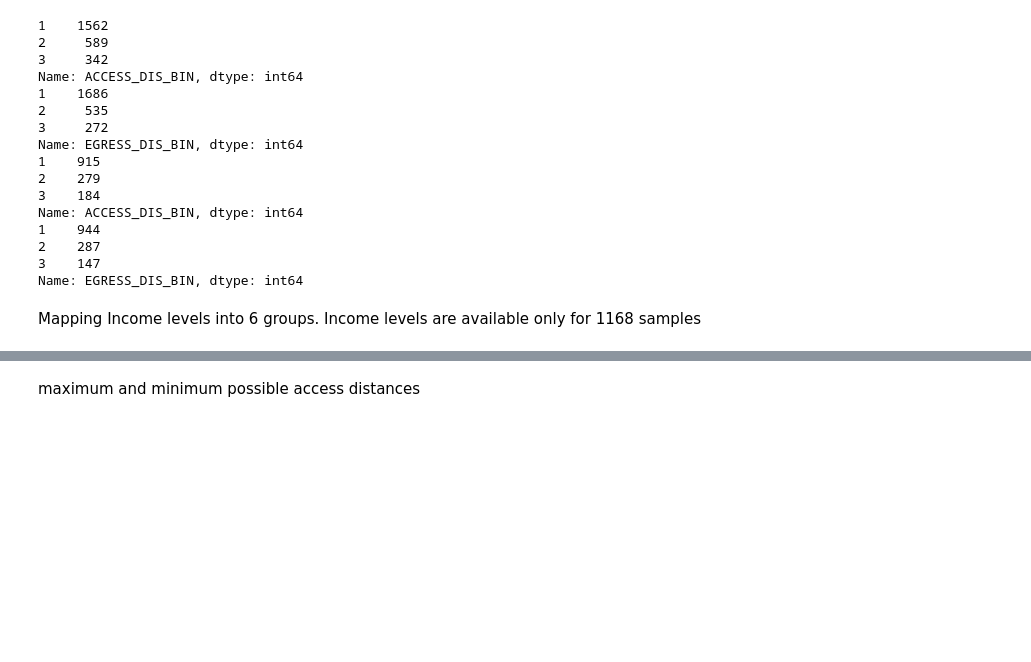
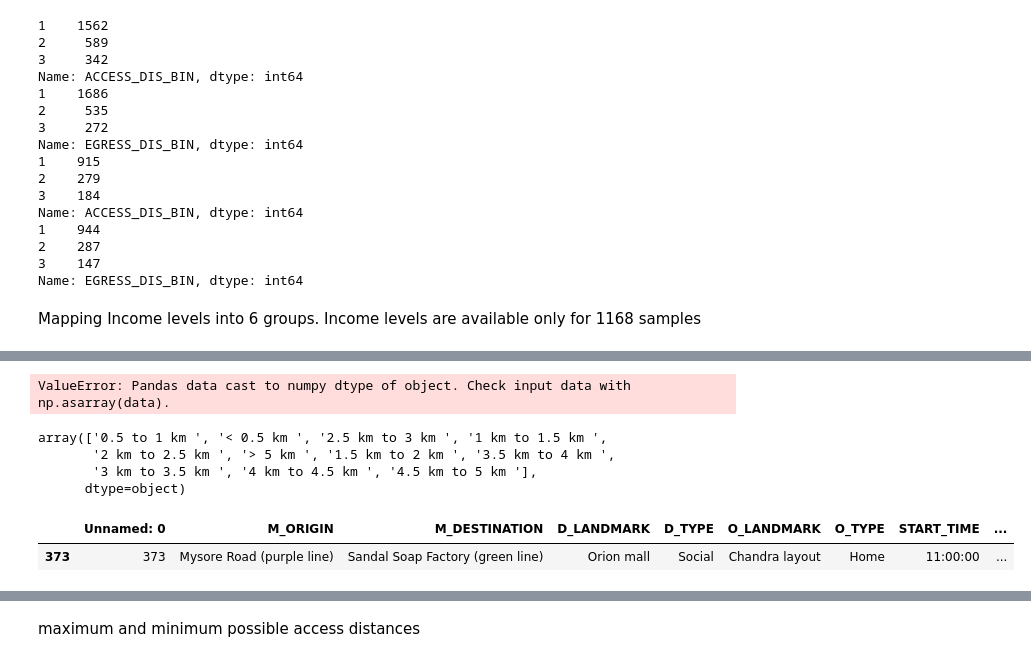
Before and after one commit to Gavaskar24/Metro, a Jupyter notebook: EDA.ipynb, the cells around one changed output, grey strips where cells are left out. Saved outputs shown, nothing was run; the diff lists cells and outputs as text; code cells hidden in the pictures; blank space fills up the shorter version.

```diff
--- a/EDA.ipynb
+++ b/EDA.ipynb
@@ -201,3 +226,51 @@ df_park['INCOME']=df_park.INCOME.map(income_mapper)
+# %%
+# Lets estimate a multinomial logit model on column RENT_BICYCLE as target variable and
+# ACCESS_TIME, N_BICYCLE, CARS , TWO_WHEELER , GENDER columns as explanatory variables
+
+import pandas as pd
+import statsmodels.api as sm
+
+# Assuming you have a DataFrame named 'data' containing the relevant columns
+# 'RENT_BICYCLE', 'ACCESS_TIME', 'N_BICYCLE', 'CARS', 'TWO_WHEELER', 'GENDER'
+
+# Creating dummy variables for categorical variables if needed (e.g., GENDER)
+# data = pd.get_dummies(data, columns=['GENDER'], drop_first=True)
+
+# Defining the target variable and explanatory variables
+target = 'RENT_BICYCLE'
+explanatory = ['ACCESS_TIME', 'N_BICYCLES', 'CARS', 'TWO_WHEELER', 'GENDER']
+
+# Adding constant term to the dataset
+data = sm.add_constant(df3)
+
+# Estimating the multinomial logit model
+model = sm.MNLogit(data[target], data[explanatory])
+result = model.fit()
+
+# Printing summary of the model
+print(result.summary())
+# %% [output]
+ValueError: Pandas data cast to numpy dtype of object. Check input data with np.asarray(data).
+# %%
+df['ACCESS_DISTANCE'].unique()
+# %% [output]
+array(['0.5 to 1 km ', '< 0.5 km ', '2.5 km to 3 km ', '1 km to 1.5 km ',
+       '2 km to 2.5 km ', '> 5 km ', '1.5 km to 2 km ', '3.5 km to 4 km ',
+       '3 km to 3.5 km ', '4 km to 4.5 km ', '4.5 km to 5 km '],
+      dtype=object)
+# %%
+df2=df[df['ACCESS_DISTANCE']=='< 0.5 km ']
+df2=df2[df2['ACCESS_TIME']<=30]
+df2=df2[df2['ACCESS_M']==1]
+# change display settings to view all columns
+pd.set_option('display.max_columns', None)
+# df2=df2.loc[(df2['ACCESS_TIME']<=8) & (df2['ACCESS_TIME']!=0)]
+df2[df2['ACCESS_TIME']>15]
+# df2.loc[(df2['ACCESS_M']==1) & (df2['ACCESS_TIME']<16)]
+# sns.countplot(data=df2,x='ACCESS_TIME')
+# %% [output]
+|  | Unnamed: 0 | M_ORIGIN | M_DESTINATION | D_LANDMARK | D_TYPE | O_LANDMARK | O_TYPE | START_TIME | ... |
+| 373 | 373 | Mysore Road (purple line) | Sandal Soap Factory (green line) | Orion mall | Social | Chandra layout | Home | 11:00:00 | ... |
 # %%
 # Map AGE_C to Y,M,,E
 # 1 and 2 is Y, 3 and 4 is M, 5 is E
```
Also changed, not shown: parts of 4 cells of this notebook.
